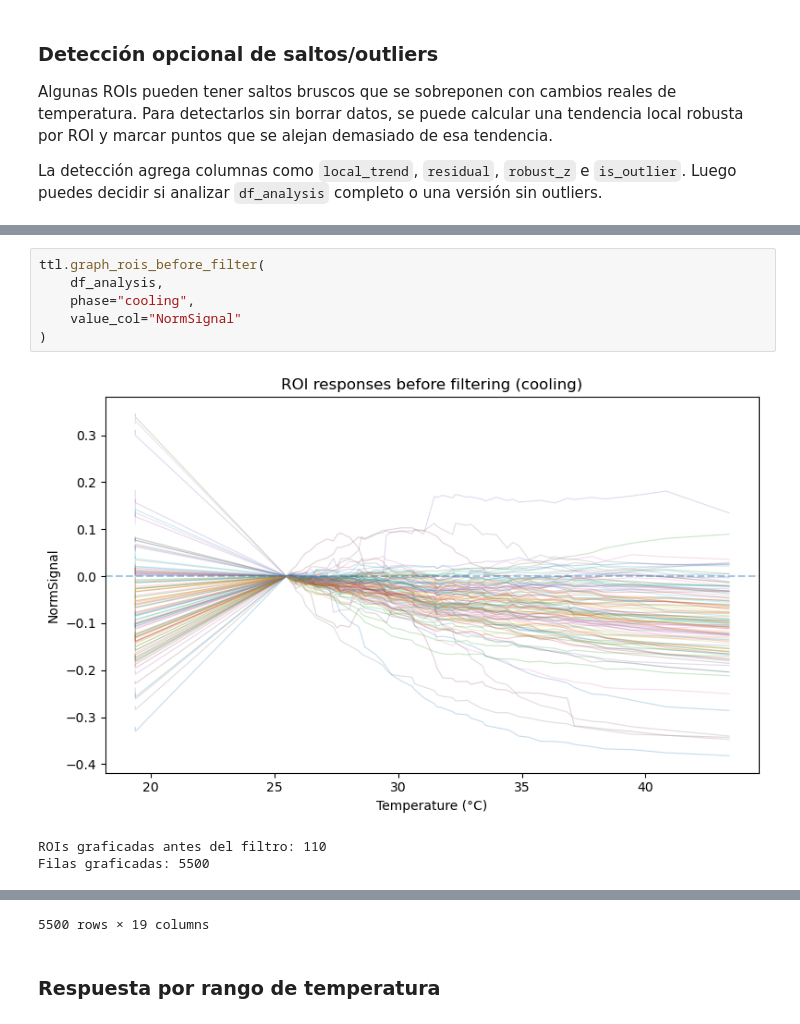
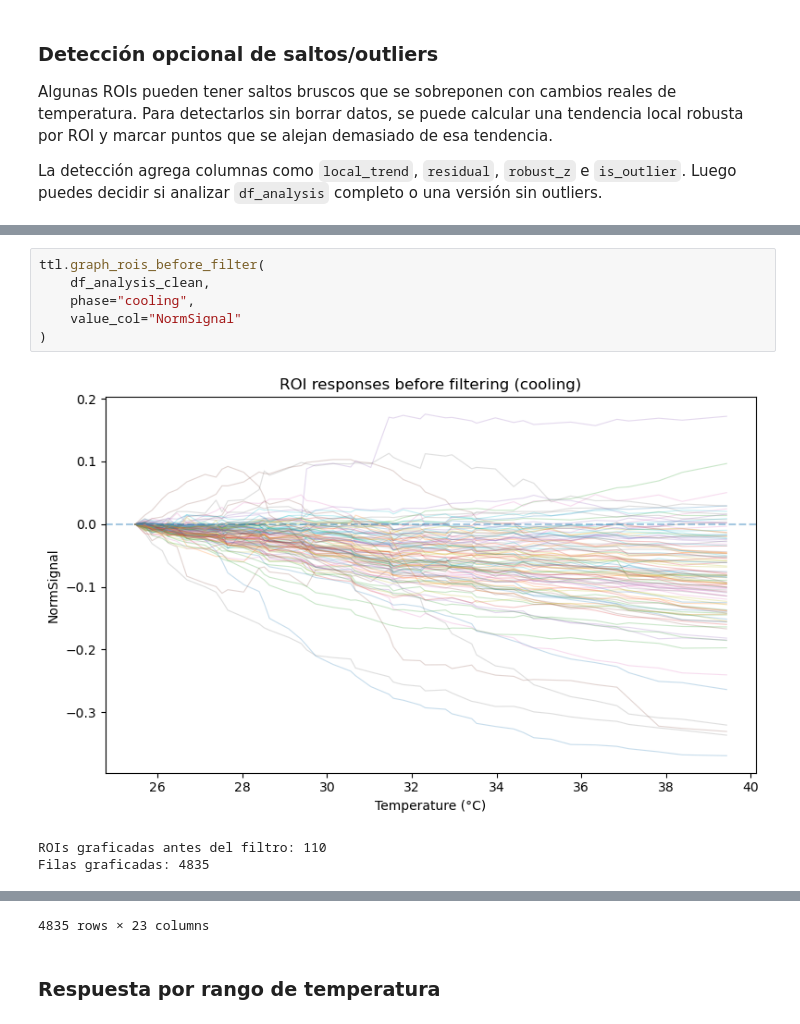
Before and after one commit to Gfernandezv/CBIB_ttl_fluo_sync, a Jupyter notebook: notebooks/01_preprocessing.ipynb, the cells around one changed output, grey strips where cells are left out. Cells and saved outputs as stored; diff of their text form.

```diff
--- a/notebooks/01_preprocessing.ipynb
+++ b/notebooks/01_preprocessing.ipynb
@@ -210,11 +248,11 @@ ROIs con al menos un outlier: 26
 # %%
 ttl.graph_rois_before_filter(
-    df_analysis,
+    df_analysis_clean,
     phase="cooling",
     value_col="NormSignal"
 )
 # %% [output]
-[figure, old version]
+[figure, new version]
 ROIs graficadas antes del filtro: 110
-Filas graficadas: 5500
+Filas graficadas: 4835
 |  | frame | TTL_index | onset_idx | offset_idx | onset_time | offset_time | duration_s | temp_mean | temp_min | ... |
@@ -229,7 +267,7 @@ Filas graficadas: 5500
 | 7147 | 63 | 62 | 64724 | 64874 | 129.448 | 129.748 | 0.3 | 25.871428 | 25.604248 | ... |
 | 7148 | 64 | 63 | 65724 | 65874 | 131.448 | 131.748 | 0.3 | 25.703683 | 25.451660 | ... |
 | 7149 | 65 | 64 | 66730 | 66880 | 133.460 | 133.760 | 0.3 | 25.474094 | 25.238037 | ... |
-5500 rows × 19 columns
+4835 rows × 23 columns
 # %% [markdown]
 ### Respuesta por rango de temperatura
 # %%
```
Also changed, not shown: parts of 8 cells of this notebook, 1 other file.
